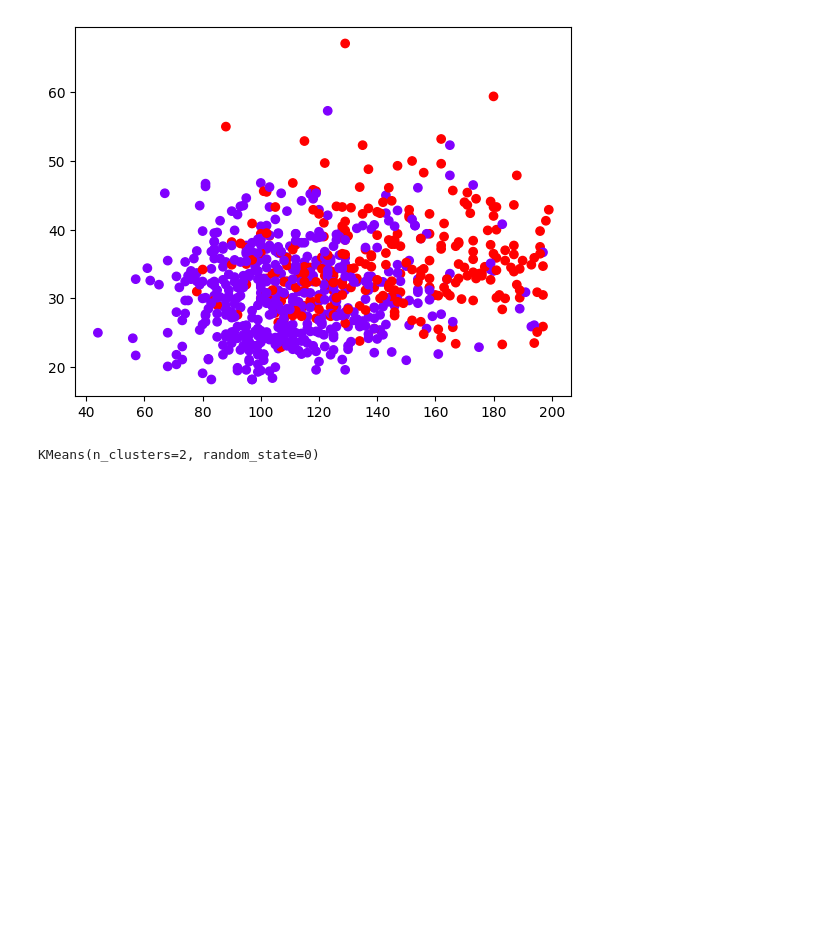
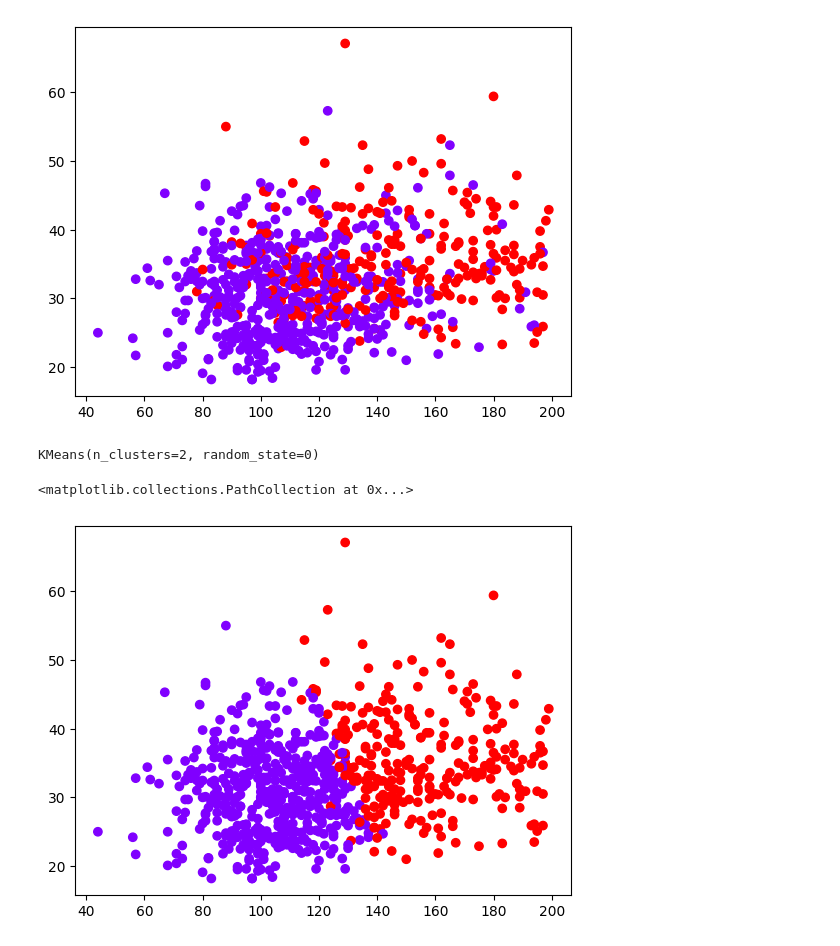
Before and after one commit to misbachulmunir21003/belajar, a Jupyter notebook: _sources/K-Means.ipynb, the cells around one changed output. Saved outputs shown, nothing was run; the diff lists cells and outputs as text; code cells hidden in the pictures; blank space fills up the shorter version.

```diff
--- a/_sources/K-Means.ipynb
+++ b/_sources/K-Means.ipynb
@@ -282,4 +284,7 @@ KMeans_Clustering.fit(X)
 # %% [output]
 KMeans(n_clusters=2, random_state=0)
 # %%
-plt.scatter(data1.iloc[:, [1]].values,diabet.iloc[:, [5]].values, c=KMeans_Clustering.labels_, cmap='rainbow')
+plt.scatter(diabet.iloc[:, [1]].values,diabet.iloc[:, [5]].values, c=KMeans_Clustering.labels_, cmap='rainbow')
+# %% [output]
+<matplotlib.collections.PathCollection at 0x...>
+[figure, added]
```
Also changed, not shown: parts of 1 cell of this notebook, 4 other files.
